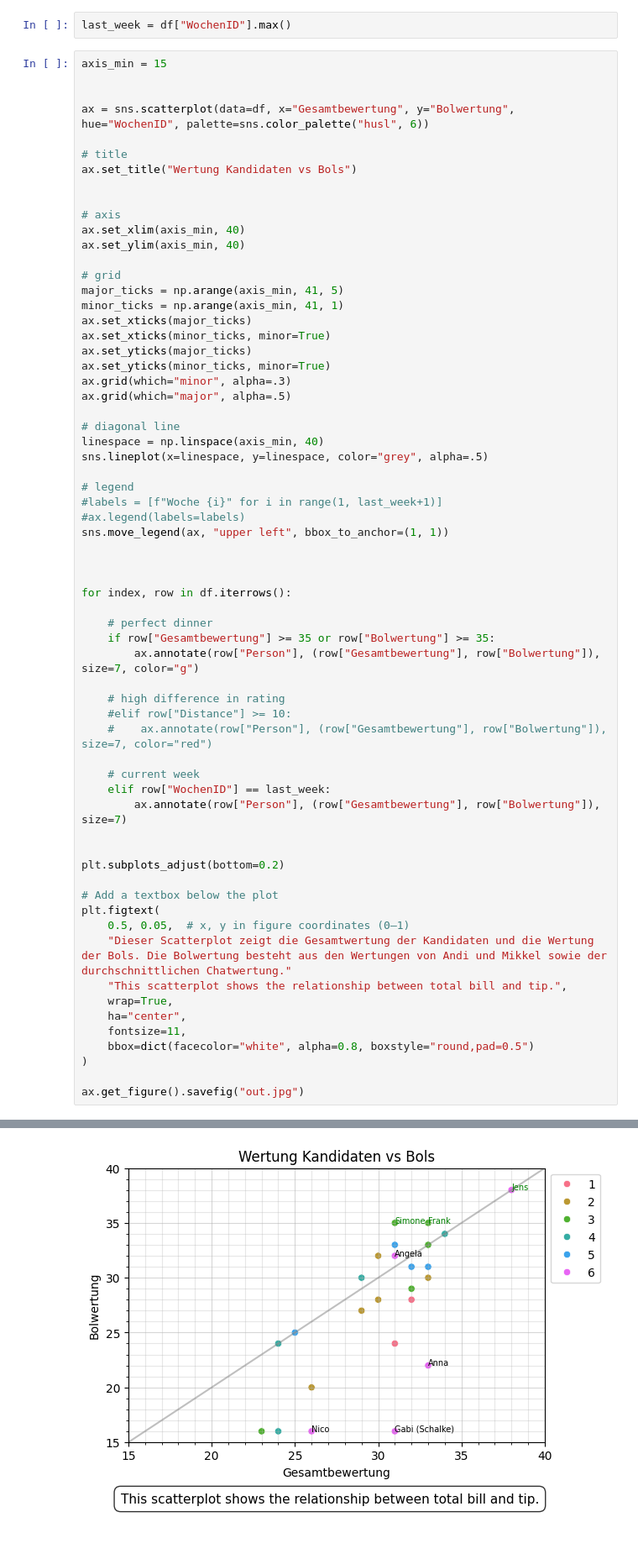
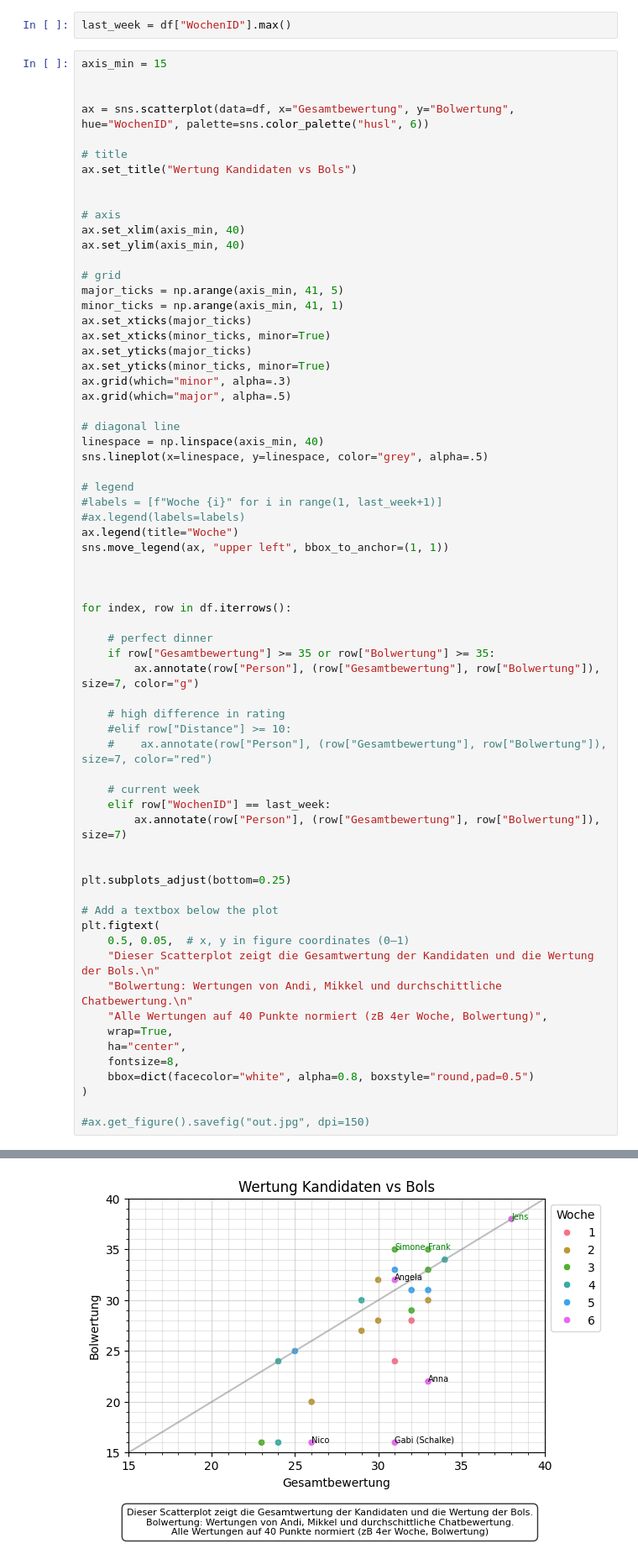
Before and after one commit to whiskyheat/ddd-dpd, a Jupyter notebook: notebooks/test.ipynb, the cells around one changed output, grey strips where cells are left out. Shown at 84% size. Drawn from its saved outputs; the diff is of its cells as text; blank space fills up the shorter version.

```diff
--- a/notebooks/test.ipynb
+++ b/notebooks/test.ipynb
@@ -51,6 +51,7 @@ sns.lineplot(x=linespace, y=linespace, color="grey", alpha=.5)
 # legend
 #labels = [f"Woche {i}" for i in range(1, last_week+1)]
 #ax.legend(labels=labels)
+ax.legend(title="Woche")
 sns.move_legend(ax, "upper left", bbox_to_anchor=(1, 1))
 
 
@@ -70,18 +71,19 @@ for index, row in df.iterrows():
         ax.annotate(row["Person"], (row["Gesamtbewertung"], row["Bolwertung"]), size=7)
 
 
-plt.subplots_adjust(bottom=0.2)
+plt.subplots_adjust(bottom=0.25)
 
 # Add a textbox below the plot
 plt.figtext(
     0.5, 0.05,  # x, y in figure coordinates (0–1)
-    "Dieser Scatterplot zeigt die Gesamtwertung der Kandidaten und die Wertung der Bols. Die Bolwertung besteht aus den Wertungen von Andi und Mikkel sowie der durchschnittlichen Chatwertung."
-    "This scatterplot shows the relationship between total bill and tip.",
+    "Dieser Scatterplot zeigt die Gesamtwertung der Kandidaten und die Wertung der Bols.\n"
+    "Bolwertung: Wertungen von Andi, Mikkel und durchschittliche Chatbewertung.\n"
+    "Alle Wertungen auf 40 Punkte normiert (zB 4er Woche, Bolwertung)",
     wrap=True,
     ha="center",
-    fontsize=11,
+    fontsize=8,
     bbox=dict(facecolor="white", alpha=0.8, boxstyle="round,pad=0.5")
 )
 
-ax.get_figure().savefig("out.jpg")
+#ax.get_figure().savefig("out.jpg", dpi=150)
 # %% [output]
@@ -88 +91 @@ ax.get_figure().savefig("out.jpg")
-[figure, old version]
+[figure, new version]
```
Also changed, not shown: parts of 1 cell of this notebook.
